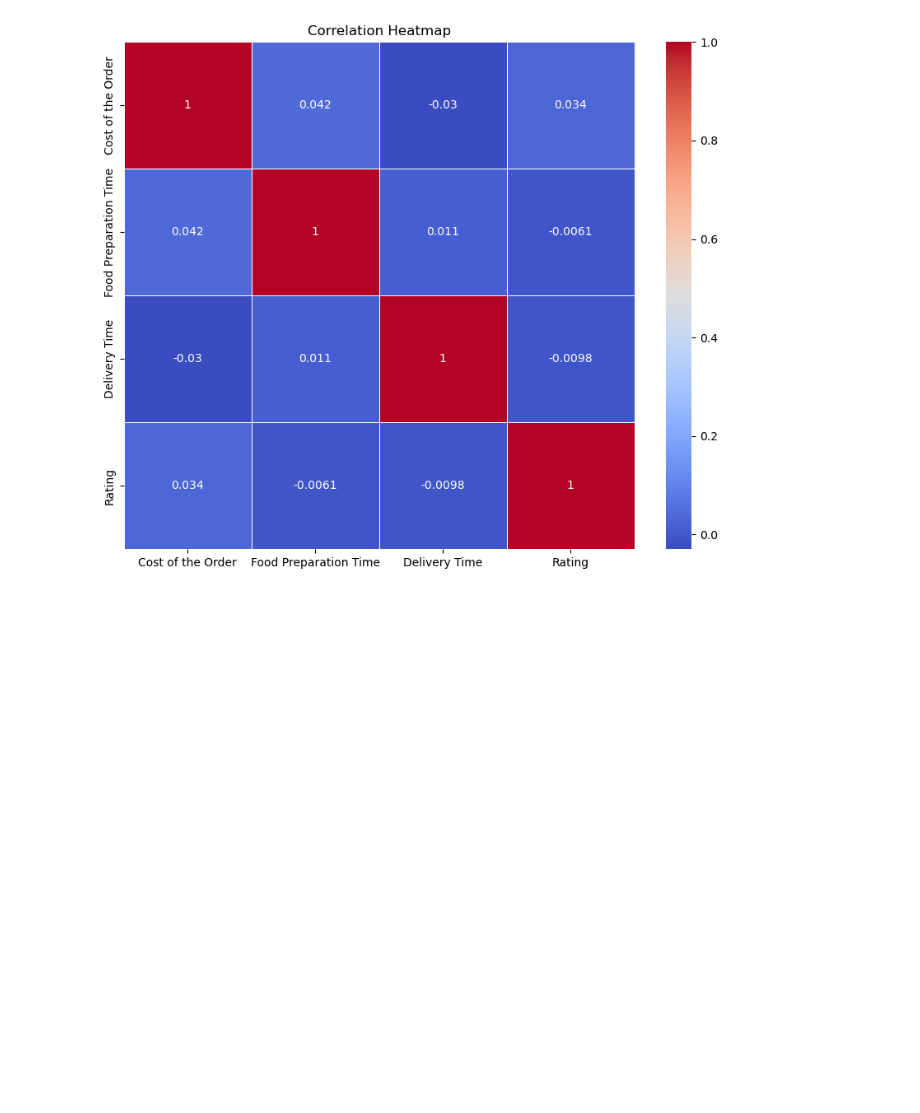
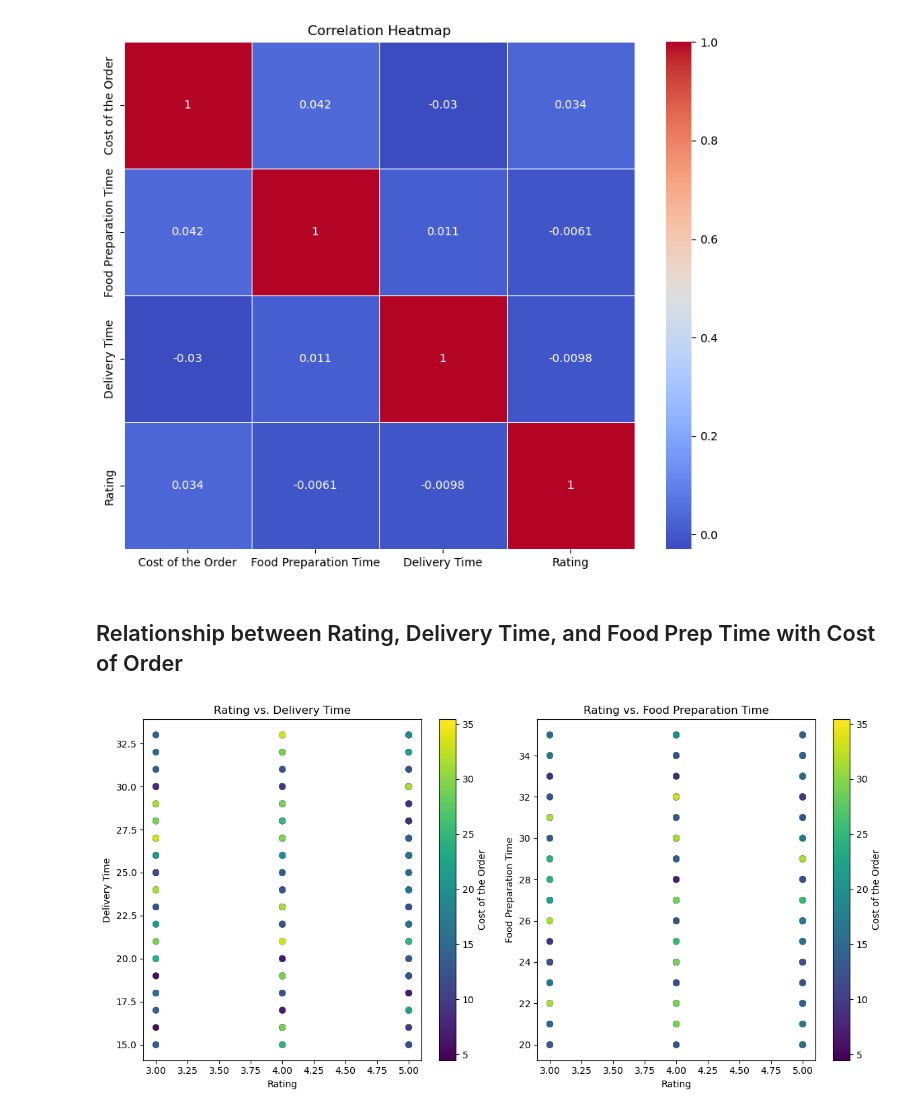
Before and after one commit to taradehdari/foodDelivery, a Jupyter notebook: Team5_FinalProject.ipynb, the cells around one changed output. Cells and saved outputs as stored; diff of their text form; code cells hidden in the pictures; blank space fills up the shorter version.

Commit message:
added scatterplot

```diff
--- a/Team5_FinalProject.ipynb
+++ b/Team5_FinalProject.ipynb
@@ -235,3 +235,28 @@ plt.title('Correlation Heatmap')
 plt.show()
 # %% [output]
 [figure]
+# %% [markdown]
+## Relationship between Rating, Delivery Time, and Food Prep Time with Cost of Order
+# %%
+plt.figure(figsize=(12, 6))
+
+# Scatter plot for Rating vs. Delivery Time
+plt.subplot(1, 2, 1)
+plt.scatter(food['Rating'], food['Delivery Time'], c=food['Cost of the Order'], cmap='viridis')
+plt.xlabel('Rating')
+plt.ylabel('Delivery Time')
+plt.title('Rating vs. Delivery Time')
+plt.colorbar(label='Cost of the Order')
+
+# Scatter plot for Rating vs. Food Preparation Time
+plt.subplot(1, 2, 2)
+plt.scatter(food['Rating'], food['Food Preparation Time'], c=food['Cost of the Order'], cmap='viridis')
+plt.xlabel('Rating')
+plt.ylabel('Food Preparation Time')
+plt.title('Rating vs. Food Preparation Time')
+plt.colorbar(label='Cost of the Order')
+
+plt.tight_layout()
+plt.show()
+# %% [output]
+[figure, added]
```
